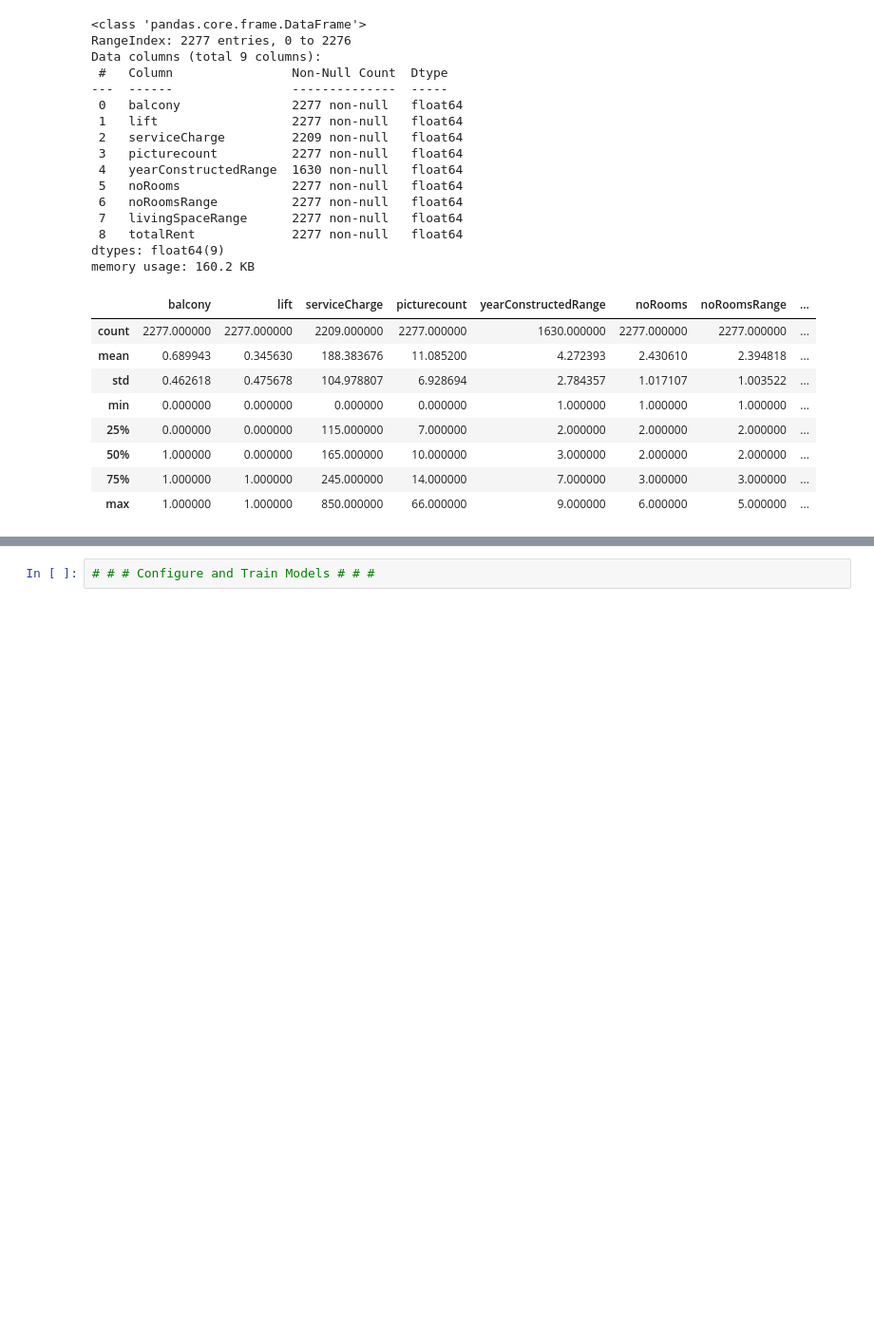
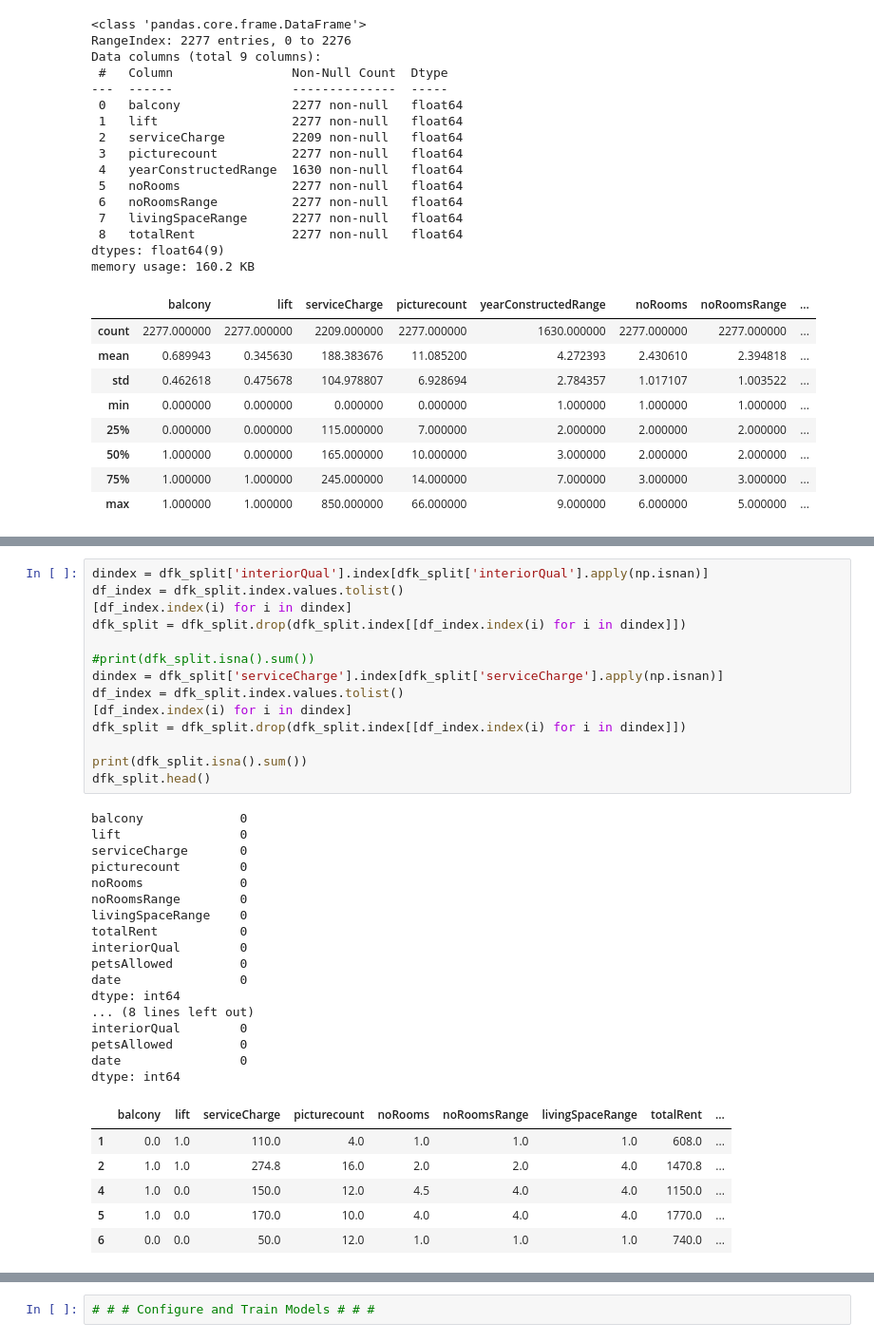
Before and after one commit to Mihrabch/Rental, a Jupyter notebook: Rental_Github.ipynb, the cells around one changed output, grey strips where cells are left out. Shown at 95% size. Cells and saved outputs as stored; diff of their text form; blank space fills up the shorter version.

```diff
--- a/Rental_Github.ipynb
+++ b/Rental_Github.ipynb
@@ -559,3 +574,41 @@ dfk_split
+# %%
+dindex = dfk_split['interiorQual'].index[dfk_split['interiorQual'].apply(np.isnan)]
+df_index = dfk_split.index.values.tolist()
+[df_index.index(i) for i in dindex]
+dfk_split = dfk_split.drop(dfk_split.index[[df_index.index(i) for i in dindex]])
+
+#print(dfk_split.isna().sum())
+dindex = dfk_split['serviceCharge'].index[dfk_split['serviceCharge'].apply(np.isnan)]
+df_index = dfk_split.index.values.tolist()
+[df_index.index(i) for i in dindex]
+dfk_split = dfk_split.drop(dfk_split.index[[df_index.index(i) for i in dindex]])
+
+print(dfk_split.isna().sum())
+dfk_split.head()
+# %% [output]
+balcony             0
+lift                0
+serviceCharge       0
+picturecount        0
+noRooms             0
+noRoomsRange        0
+livingSpaceRange    0
+totalRent           0
+interiorQual        0
+petsAllowed         0
+date                0
+dtype: int64
+... (8 lines left out)
+interiorQual        0
+petsAllowed         0
+date                0
+dtype: int64
+|  | balcony | lift | serviceCharge | picturecount | noRooms | noRoomsRange | livingSpaceRange | totalRent | ... |
+| 1 | 0.0 | 1.0 | 110.0 | 4.0 | 1.0 | 1.0 | 1.0 | 608.0 | ... |
+| 2 | 1.0 | 1.0 | 274.8 | 16.0 | 2.0 | 2.0 | 4.0 | 1470.8 | ... |
+| 4 | 1.0 | 0.0 | 150.0 | 12.0 | 4.5 | 4.0 | 4.0 | 1150.0 | ... |
+| 5 | 1.0 | 0.0 | 170.0 | 10.0 | 4.0 | 4.0 | 4.0 | 1770.0 | ... |
+| 6 | 0.0 | 0.0 | 50.0 | 12.0 | 1.0 | 1.0 | 1.0 | 740.0 | ... |
 # %%
 #Splitting the data with StratifiedShuffleSplit
 
```
Also changed, not shown: parts of 25 cells of this notebook.
